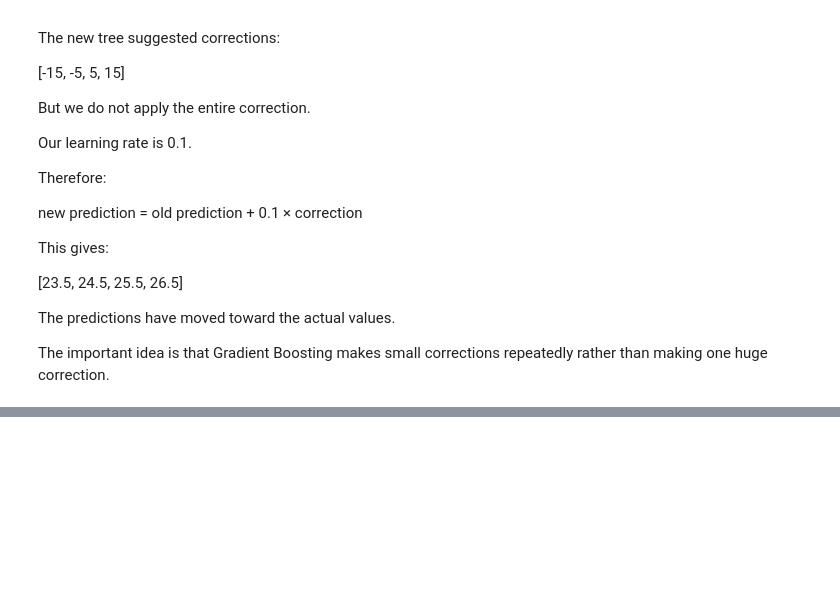
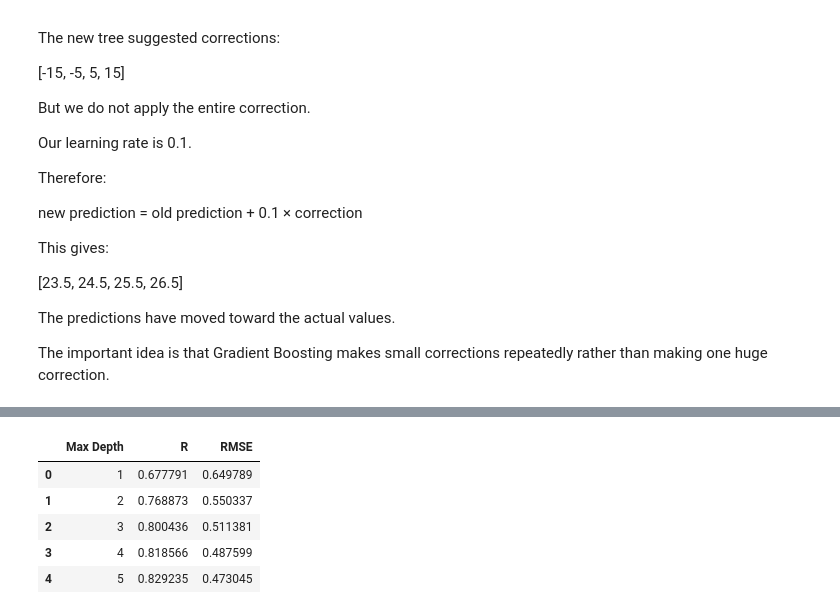
Before and after one commit to Navkirat9339/Housing-Price-Prediction, a Jupyter notebook: notebooks/06_gradient_boosting_regression.ipynb, the cells around one changed output, grey strips where cells are left out. Cells and saved outputs as stored; diff of their text form; code cells hidden in the pictures; blank space fills up the shorter version.

```diff
--- a/notebooks/06_gradient_boosting_regression.ipynb
+++ b/notebooks/06_gradient_boosting_regression.ipynb
@@ -239,0 +602,36 @@ The important idea is that Gradient Boosting makes small corrections repeatedly
+# %%
+depth_results = []
+
+for depth in [1, 2, 3, 4, 5]:
+
+    model = GradientBoostingRegressor(
+        learning_rate=0.1,
+        n_estimators=200,
+        max_depth=depth,
+        random_state = 42
+    )
+
+    model.fit(X_train, y_train)
+
+    predictions = model.predict(X_test)
+
+    r2 = r2_score(y_test, predictions)
+    rmse = np.sqrt(mean_squared_error(y_test, predictions))
+
+    depth_results.append(
+        [depth, r2, rmse]
+    )
+
+depth_df = pd.DataFrame(
+    depth_results,
+    columns=["Max Depth", "R", "RMSE"]
+)
+
+depth_df
+# %% [output]
+|  | Max Depth | R | RMSE |
+| 0 | 1 | 0.677791 | 0.649789 |
+| 1 | 2 | 0.768873 | 0.550337 |
+| 2 | 3 | 0.800436 | 0.511381 |
+| 3 | 4 | 0.818566 | 0.487599 |
+| 4 | 5 | 0.829235 | 0.473045 |
```
Also changed, not shown: parts of 28 cells of this notebook, 1 other file.
